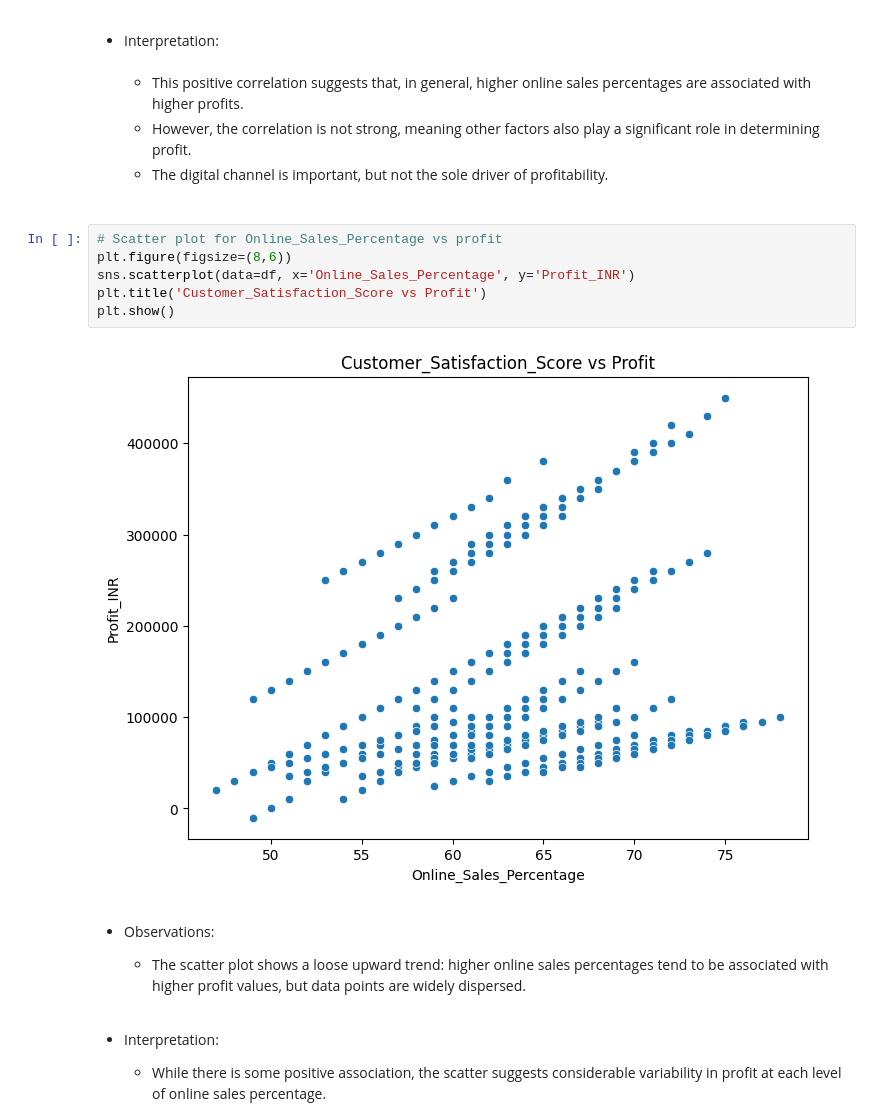
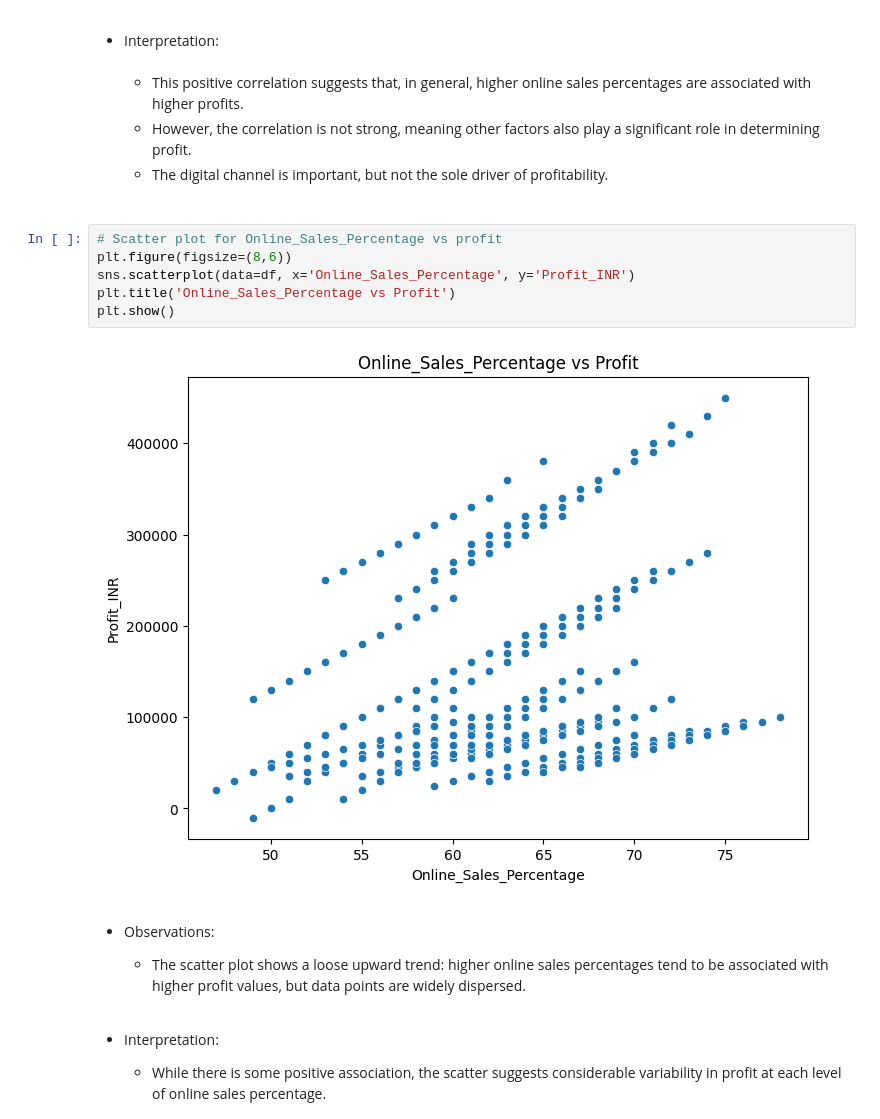
Before and after one commit to vedantcoder/Explorative_Data_Analysis, a Jupyter notebook: Vedant-Nichal_2024A7PS0174H_Round2.ipynb, the cells around one changed output. Drawn from its saved outputs; the diff is of its cells as text.

```diff
--- a/Vedant-Nichal_2024A7PS0174H_Round2.ipynb
+++ b/Vedant-Nichal_2024A7PS0174H_Round2.ipynb
@@ -902,11 +902,11 @@ Correlation between Online_Sales_Percentage and Profit: 0.332
 # %%
 # Scatter plot for Online_Sales_Percentage vs profit
 plt.figure(figsize=(8,6))
 sns.scatterplot(data=df, x='Online_Sales_Percentage', y='Profit_INR')
-plt.title('Customer_Satisfaction_Score vs Profit')
+plt.title('Online_Sales_Percentage vs Profit')
 plt.show()
 # %% [output]
-[figure, old version]
+[figure, new version]
 # %% [markdown]
 - Observations:<br>
     - The scatter plot shows a loose upward trend: higher online sales percentages tend to be associated with higher profit values, but data points are widely dispersed.<br><br>
```
Also changed, not shown: parts of 5 cells of this notebook, 4 other files.
